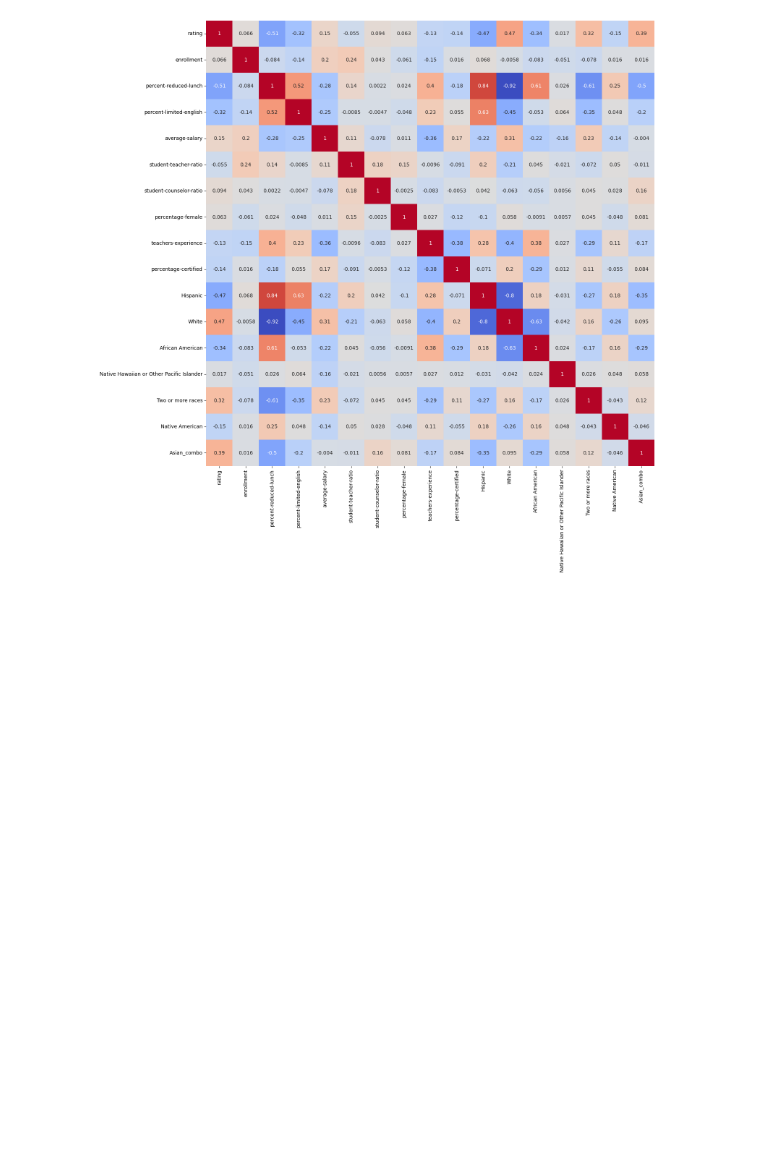
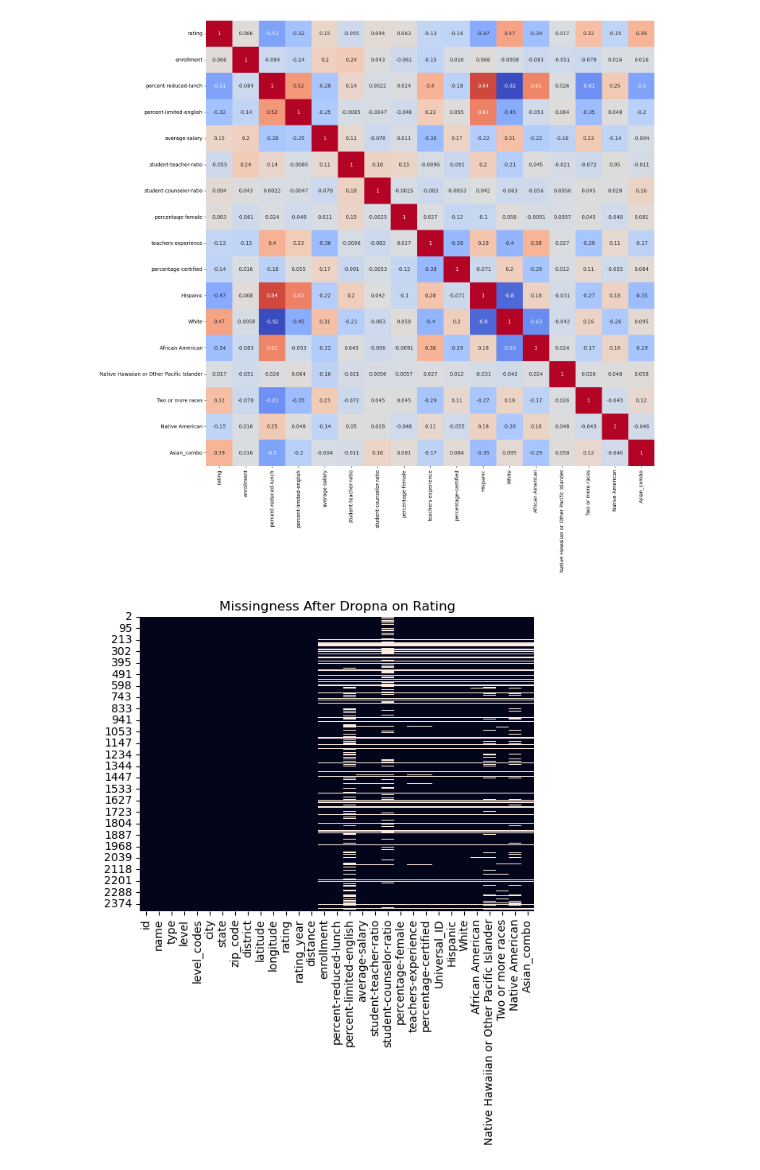
Before and after one commit to LittleBiggler/GreatSchools, a Jupyter notebook: GreatSchools-2025.ipynb, the cells around one changed output. Cells and saved outputs as stored; diff of their text form; code cells hidden in the pictures; blank space fills up the shorter version.

```diff
--- a/GreatSchools-2025.ipynb
+++ b/GreatSchools-2025.ipynb
@@ -221,0 +232,8 @@ plt.show()
+# %%
+# check missingness after dropping blank ratings
+
+sns.heatmap(df_rating.isna(), cbar=False)
+plt.title('Missingness After Dropna on Rating')
+plt.show()
+# %% [output]
+[figure, added]
```
Also changed, not shown: parts of 28 cells of this notebook.
